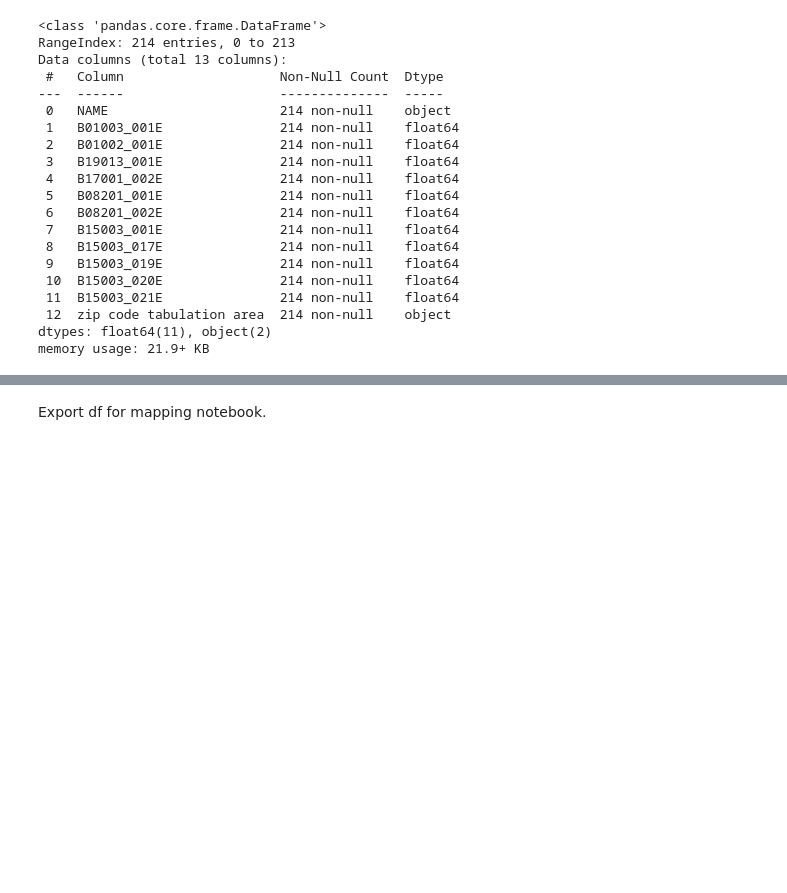
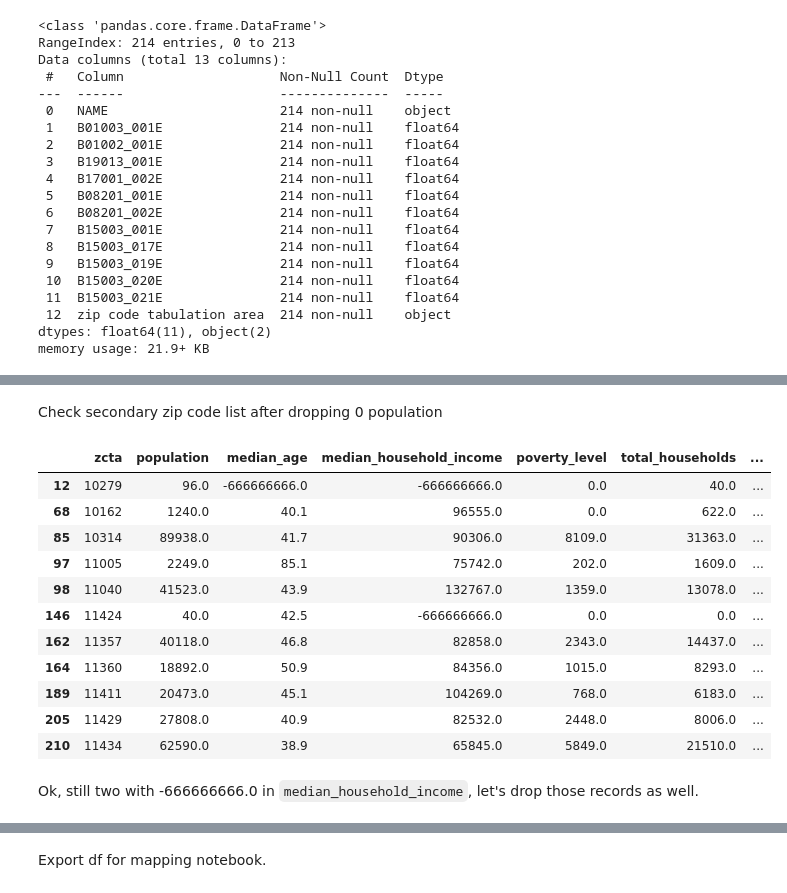
Before and after one commit to justinm0rgan/python_mapping, a Jupyter notebook: 01_data_gathering.ipynb, the cells around one changed output, grey strips where cells are left out. Cells and saved outputs as stored; diff of their text form; code cells hidden in the pictures; blank space fills up the shorter version.

```diff
--- a/01_data_gathering.ipynb
+++ b/01_data_gathering.ipynb
@@ -173,0 +210,13 @@ df_acs_2020.rename(columns={'name':'zcta'}, inplace=True)
+# %%
+# create a dictionary mapping secondary zip codes to their corresponding primary
+zip_mapping={}
+for idx, row in gdf.iterrows():
+  primary_zip = row['zcta'].split(',')[0].strip()
+  secondary_zips = row['zcta'].split(',')[1:]
+  for zip_code in secondary_zips:
+    zip_mapping[zip_code.strip()] = primary_zip
+  if not secondary_zips:
+    zip_mapping[primary_zip] = primary_zip
+
+# create new column in acs data with primary zip code
+df_acs_2020['modzcta'] = df_acs_2020['zcta'].apply(lambda x: zip_mapping.get(x.strip()))
@@ -173,0 +226,19 @@ df_acs_2020.rename(columns={'name':'zcta'}, inplace=True)
+# %% [markdown]
+Check secondary zip code list after dropping 0 population
+# %%
+df_acs_2020[df_acs_2020['zcta'].isin(secondary_zip_set)]
+# %% [output]
+|  | zcta | population | median_age | median_household_income | poverty_level | total_households | ... |
+| 12 | 10279 | 96.0 | -666666666.0 | -666666666.0 | 0.0 | 40.0 | ... |
+| 68 | 10162 | 1240.0 | 40.1 | 96555.0 | 0.0 | 622.0 | ... |
+| 85 | 10314 | 89938.0 | 41.7 | 90306.0 | 8109.0 | 31363.0 | ... |
+| 97 | 11005 | 2249.0 | 85.1 | 75742.0 | 202.0 | 1609.0 | ... |
+| 98 | 11040 | 41523.0 | 43.9 | 132767.0 | 1359.0 | 13078.0 | ... |
+| 146 | 11424 | 40.0 | 42.5 | -666666666.0 | 0.0 | 0.0 | ... |
+| 162 | 11357 | 40118.0 | 46.8 | 82858.0 | 2343.0 | 14437.0 | ... |
+| 164 | 11360 | 18892.0 | 50.9 | 84356.0 | 1015.0 | 8293.0 | ... |
+| 189 | 11411 | 20473.0 | 45.1 | 104269.0 | 768.0 | 6183.0 | ... |
+| 205 | 11429 | 27808.0 | 40.9 | 82532.0 | 2448.0 | 8006.0 | ... |
+| 210 | 11434 | 62590.0 | 38.9 | 65845.0 | 5849.0 | 21510.0 | ... |
+# %% [markdown]
+Ok, still two with -666666666.0 in `median_household_income`, let's drop those records as well.
```
Also changed, not shown: parts of 28 cells of this notebook.
